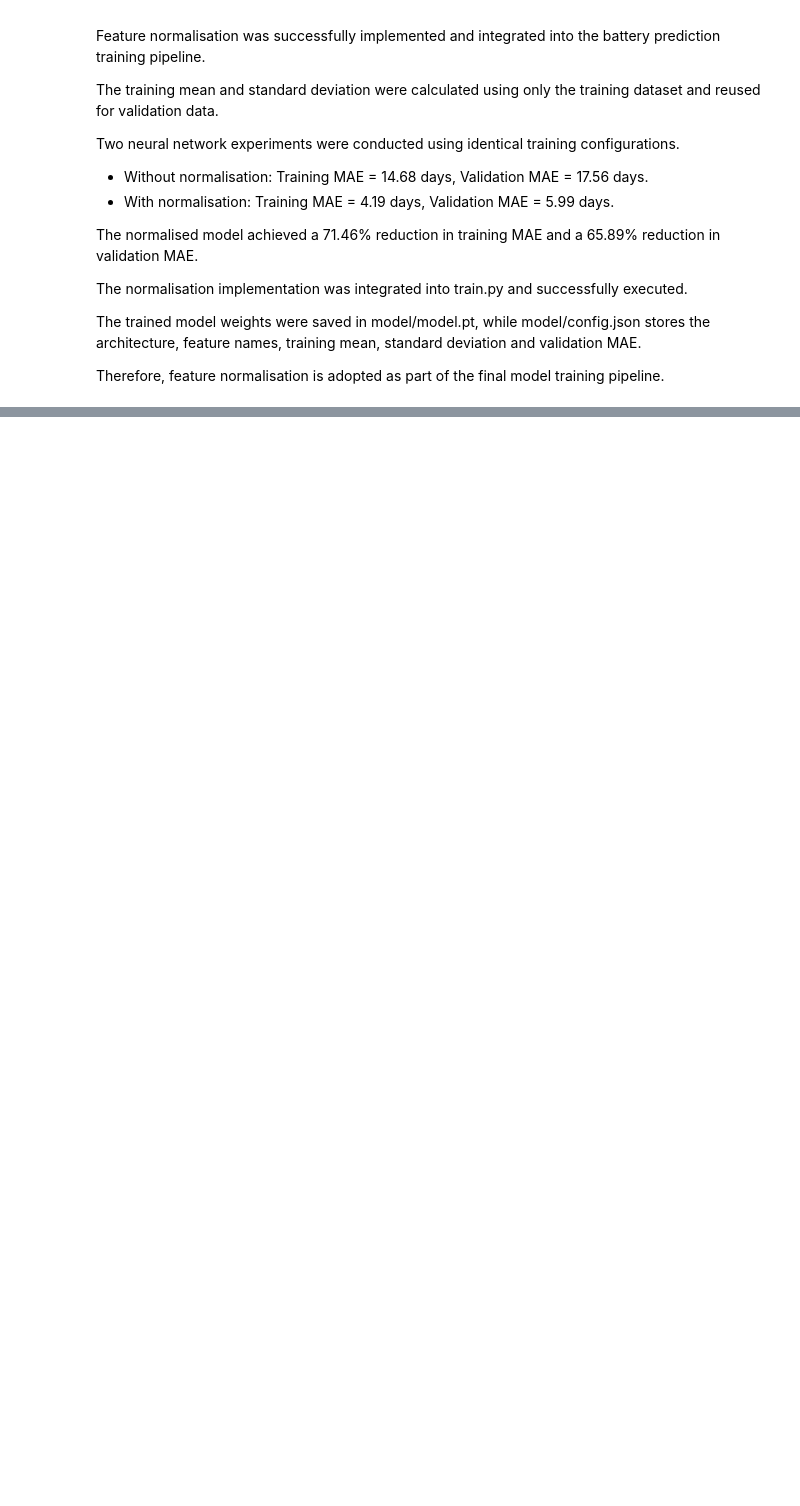
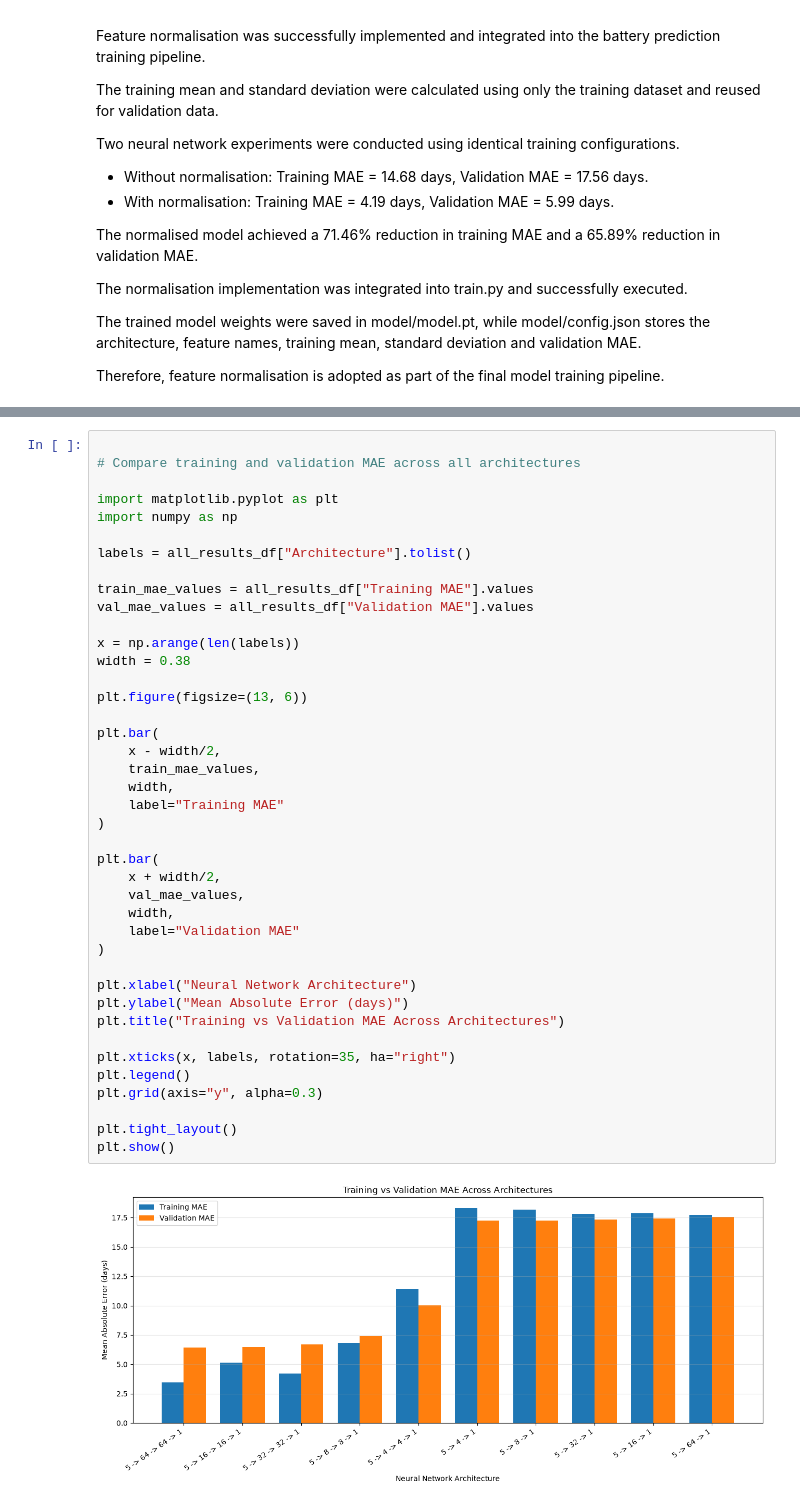
Before and after one commit to Suraj-S1108/edgeai-team13, a Jupyter notebook: mission2_neural_network_experiments.ipynb, the cells around one changed output, grey strips where cells are left out. Drawn from its saved outputs; the diff is of its cells as text; blank space fills up the shorter version.

```diff
--- a/mission2_neural_network_experiments.ipynb
+++ b/mission2_neural_network_experiments.ipynb
@@ -707,0 +1271,43 @@ Therefore, feature normalisation is adopted as part of the final model training
+# %%
+
+# Compare training and validation MAE across all architectures
+
+import matplotlib.pyplot as plt
+import numpy as np
+
+labels = all_results_df["Architecture"].tolist()
+
+train_mae_values = all_results_df["Training MAE"].values
+val_mae_values = all_results_df["Validation MAE"].values
+
+x = np.arange(len(labels))
+width = 0.38
+
+plt.figure(figsize=(13, 6))
+
+plt.bar(
+    x - width/2,
+    train_mae_values,
+    width,
+    label="Training MAE"
+)
+
+plt.bar(
+    x + width/2,
+    val_mae_values,
+    width,
+    label="Validation MAE"
+)
+
+plt.xlabel("Neural Network Architecture")
+plt.ylabel("Mean Absolute Error (days)")
+plt.title("Training vs Validation MAE Across Architectures")
+
+plt.xticks(x, labels, rotation=35, ha="right")
+plt.legend()
+plt.grid(axis="y", alpha=0.3)
+
+plt.tight_layout()
+plt.show()
+# %% [output]
+[figure, added]
```
Also changed, not shown: parts of 44 cells of this notebook, 3 other files.
